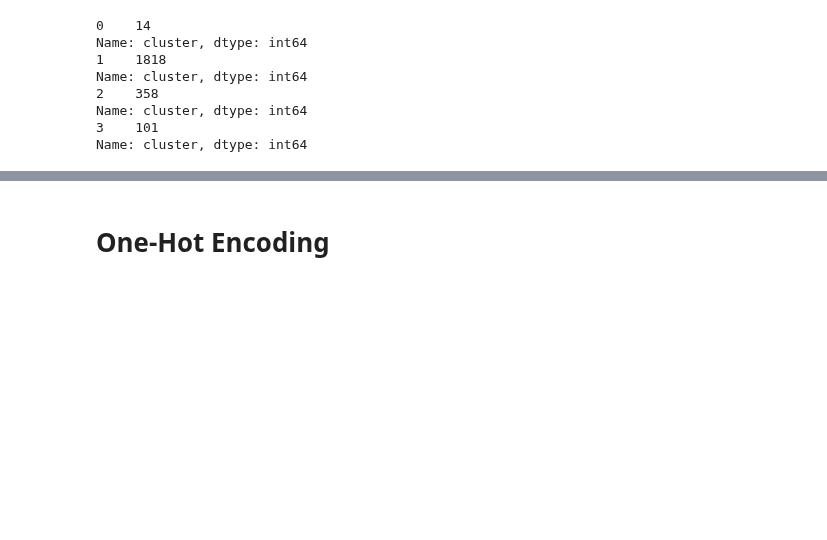
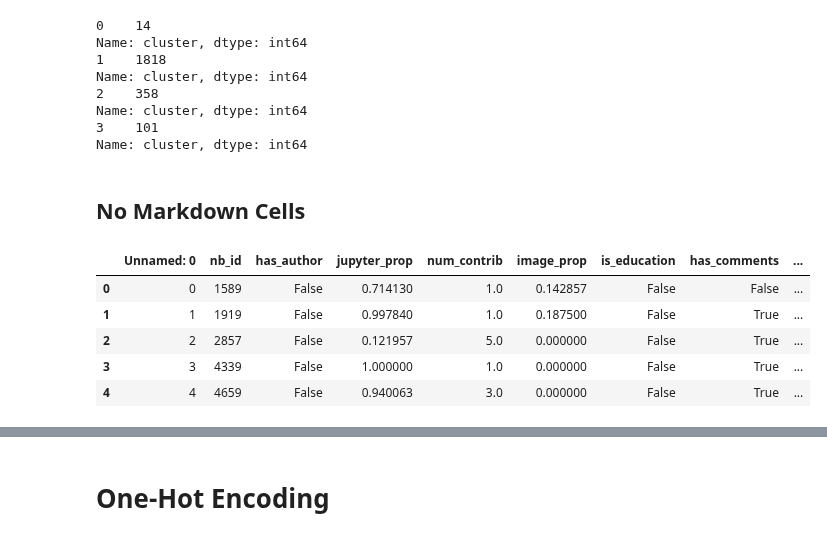
Before and after one commit to Isabel-Gan/quantifying-notebook-features, a Jupyter notebook: output/complete-runs/analysis/cluster-data/cluster-rule-learning.ipynb, the cells around one changed output, grey strips where cells are left out. Cells and saved outputs as stored; diff of their text form; code cells hidden in the pictures; blank space fills up the shorter version.

Commit message:
association rule learning for no markdown clusters

```diff
--- a/output/complete-runs/analysis/cluster-data/cluster-rule-learning.ipynb
+++ b/output/complete-runs/analysis/cluster-data/cluster-rule-learning.ipynb
@@ -98,3 +98,18 @@ Name: cluster, dtype: int64
 # drop the cluster column from each cluster dataframe
 for (i, cluster) in enumerate(md_clusters):
     md_clusters[i] = cluster.drop(['cluster'], axis = 1)
+# %% [markdown]
+## No Markdown Cells
+# %%
+# load in cluster data
+no_md_cluster_original = pd.read_csv('no_markdown_group_clusters.csv')
+# %%
+# initial look at the data
+no_md_cluster_original.head()
+# %% [output]
+|  | Unnamed: 0 | nb_id | has_author | jupyter_prop | num_contrib | image_prop | is_education | has_comments | ... |
+| 0 | 0 | 1589 | False | 0.714130 | 1.0 | 0.142857 | False | False | ... |
+| 1 | 1 | 1919 | False | 0.997840 | 1.0 | 0.187500 | False | True | ... |
+| 2 | 2 | 2857 | False | 0.121957 | 5.0 | 0.000000 | False | True | ... |
+| 3 | 3 | 4339 | False | 1.000000 | 1.0 | 0.000000 | False | True | ... |
+| 4 | 4 | 4659 | False | 0.940063 | 3.0 | 0.000000 | False | True | ... |
```
Also changed, not shown: parts of 29 cells of this notebook, 1 other file.
